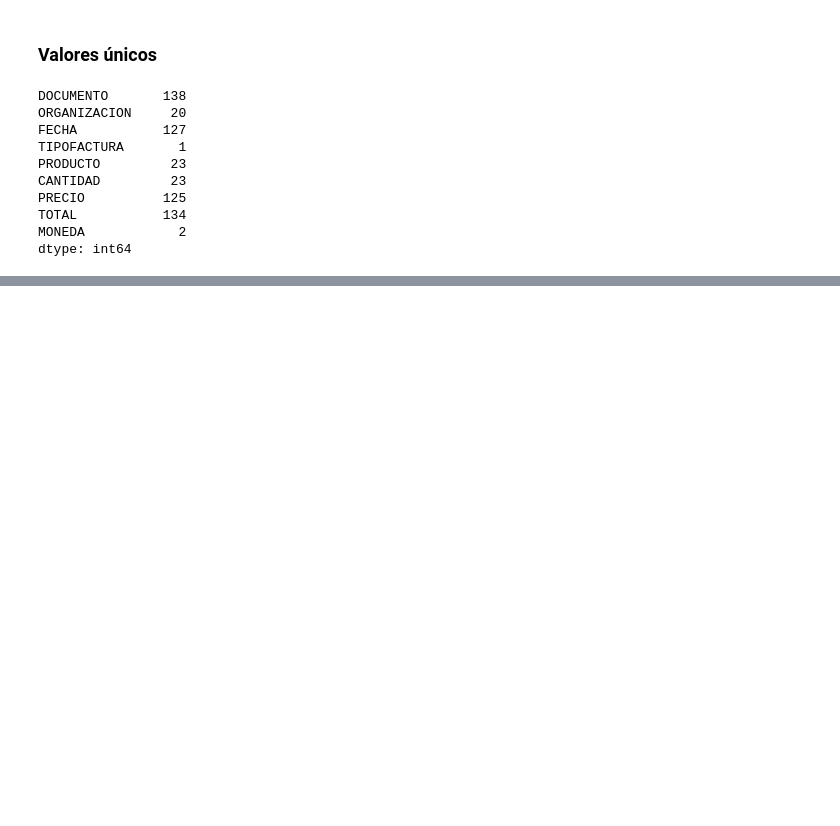
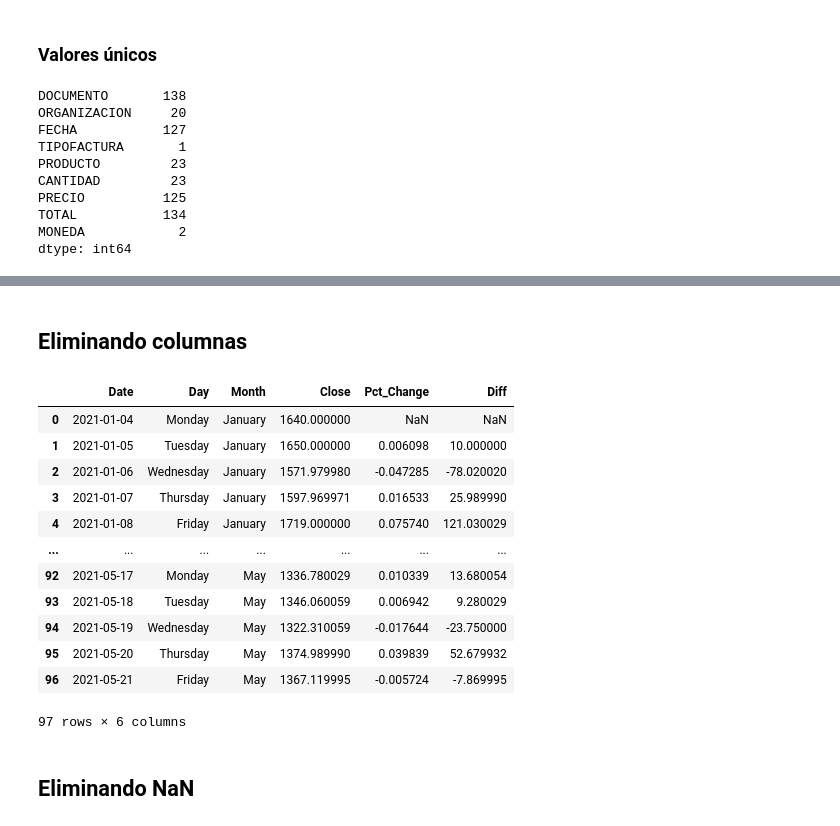
Before and after one commit to cristiandarioortegayubro/dataidea, a Jupyter notebook: meeting_06.ipynb, the cells around one changed output, grey strips where cells are left out. Saved outputs shown, nothing was run; the diff lists cells and outputs as text; code cells hidden in the pictures; blank space fills up the shorter version.

```diff
--- a/meeting_06.ipynb
+++ b/meeting_06.ipynb
@@ -292,0 +357,3 @@ dtype: int64
+# %%
+df.insert(2,column="Month",value=pd.DatetimeIndex(df["Date"]).month_name())
+df.head()
@@ -292,0 +369,3 @@ dtype: int64
+# %%
+df["Pct_Change"] = df.Close.pct_change()
+df.head()
@@ -292,0 +381,3 @@ dtype: int64
+# %%
+df["Diff"] = df.Close.diff()
+df.head()
@@ -292,0 +391,22 @@ dtype: int64
+# %% [markdown]
+## Eliminando columnas
+# %%
+df.drop(["High","Low","Open","Volume", "Adj Close"], axis=1, inplace=True)
+# %%
+df
+# %% [output]
+|  | Date | Day | Month | Close | Pct_Change | Diff |
+| 0 | 2021-01-04 | Monday | January | 1640.000000 | NaN | NaN |
+| 1 | 2021-01-05 | Tuesday | January | 1650.000000 | 0.006098 | 10.000000 |
+| 2 | 2021-01-06 | Wednesday | January | 1571.979980 | -0.047285 | -78.020020 |
+| 3 | 2021-01-07 | Thursday | January | 1597.969971 | 0.016533 | 25.989990 |
+| 4 | 2021-01-08 | Friday | January | 1719.000000 | 0.075740 | 121.030029 |
+| ... | ... | ... | ... | ... | ... | ... |
+| 92 | 2021-05-17 | Monday | May | 1336.780029 | 0.010339 | 13.680054 |
+| 93 | 2021-05-18 | Tuesday | May | 1346.060059 | 0.006942 | 9.280029 |
+| 94 | 2021-05-19 | Wednesday | May | 1322.310059 | -0.017644 | -23.750000 |
+| 95 | 2021-05-20 | Thursday | May | 1374.989990 | 0.039839 | 52.679932 |
+| 96 | 2021-05-21 | Friday | May | 1367.119995 | -0.005724 | -7.869995 |
+97 rows × 6 columns
+# %% [markdown]
+## Eliminando NaN
```
Also changed, not shown: parts of 24 cells of this notebook.
